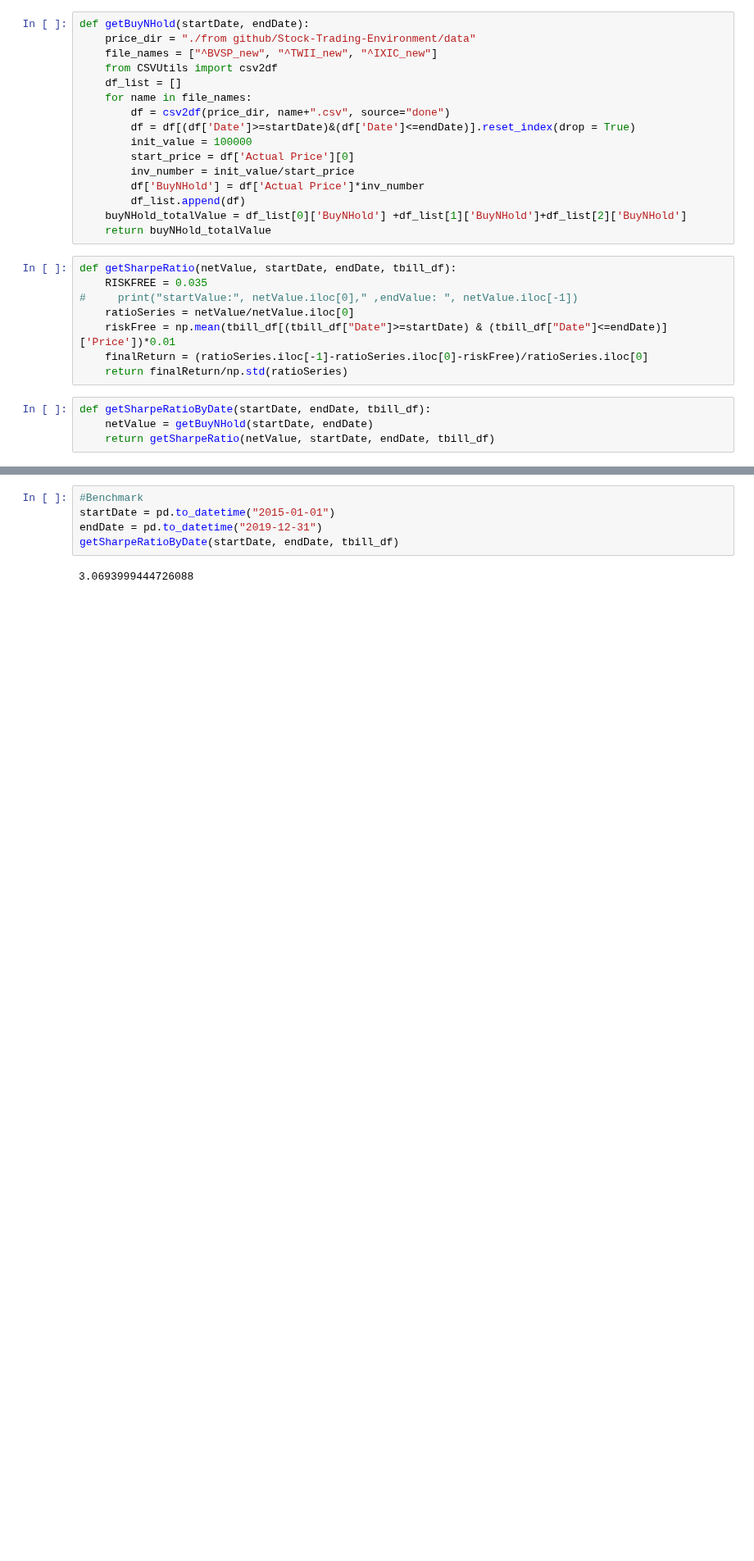
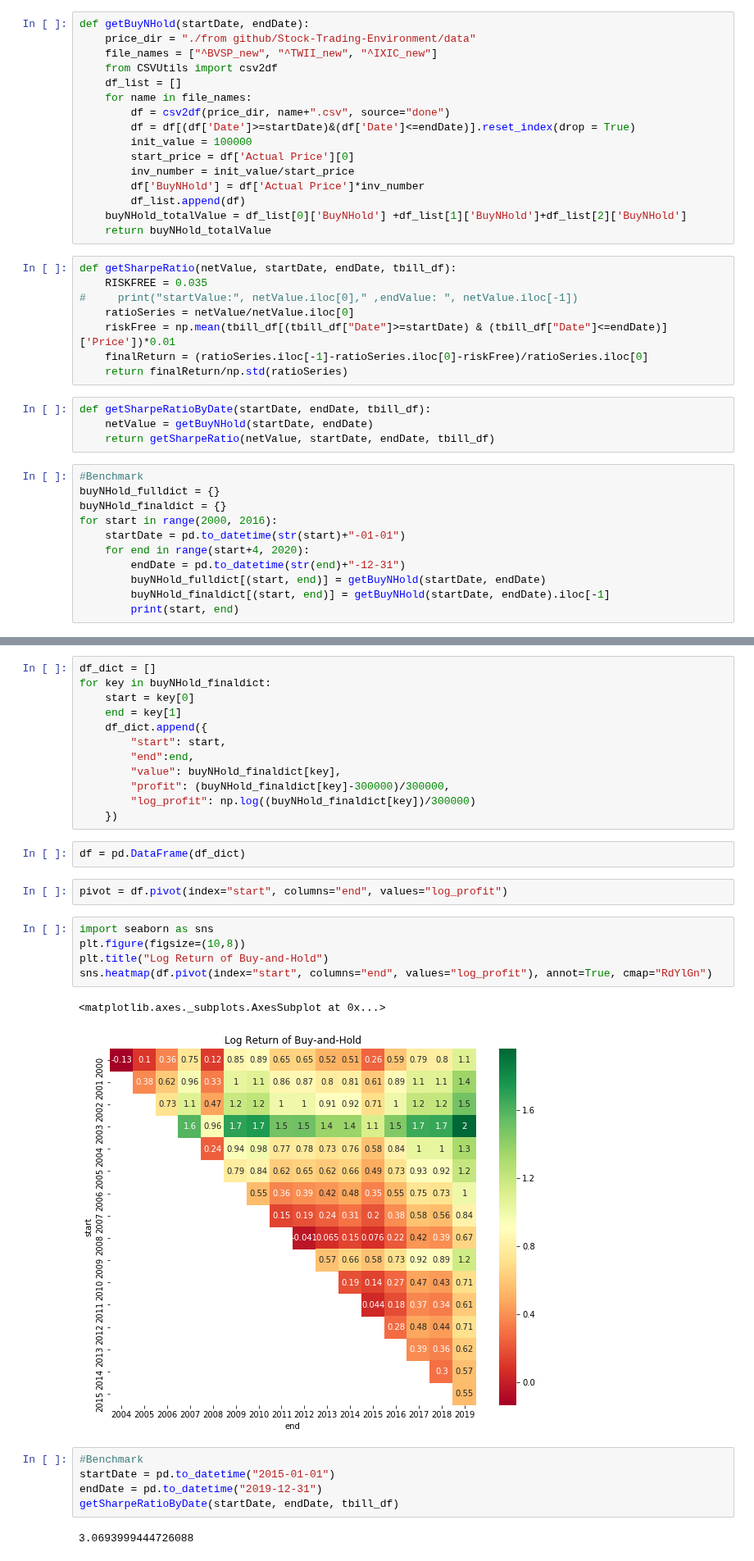
Before and after one commit to lzcaisg/reinforcement_trader, a Jupyter notebook: 0419 Sharpe Ratio.ipynb, the cells around one changed output, grey strips where cells are left out. Shown at 82% size. Cells and saved outputs as stored; diff of their text form; blank space fills up the shorter version.

```diff
--- a/0419 Sharpe Ratio.ipynb
+++ b/0419 Sharpe Ratio.ipynb
@@ -60,3 +60,14 @@ def getSharpeRatio(netValue, startDate, endDate, tbill_df):
 def getSharpeRatioByDate(startDate, endDate, tbill_df):
     netValue = getBuyNHold(startDate, endDate)
     return getSharpeRatio(netValue, startDate, endDate, tbill_df)
+# %%
+#Benchmark
+buyNHold_fulldict = {}
+buyNHold_finaldict = {}
+for start in range(2000, 2016):
+    startDate = pd.to_datetime(str(start)+"-01-01")
+    for end in range(start+4, 2020):
+        endDate = pd.to_datetime(str(end)+"-12-31")
+        buyNHold_fulldict[(start, end)] = getBuyNHold(startDate, endDate)
+        buyNHold_finaldict[(start, end)] = getBuyNHold(startDate, endDate).iloc[-1]
+        print(start, end)
@@ -63,3 +92,27 @@ def getSharpeRatioByDate(startDate, endDate, tbill_df):
+# %%
+df_dict = []
+for key in buyNHold_finaldict:
+    start = key[0]
+    end = key[1]
+    df_dict.append({
+        "start": start,
+        "end":end,
+        "value": buyNHold_finaldict[key],
+        "profit": (buyNHold_finaldict[key]-300000)/300000,
+        "log_profit": np.log((buyNHold_finaldict[key])/300000)
+    })
+# %%
+df = pd.DataFrame(df_dict)
+# %%
+pivot = df.pivot(index="start", columns="end", values="log_profit")
+# %%
+import seaborn as sns
+plt.figure(figsize=(10,8))
+plt.title("Log Return of Buy-and-Hold")
+sns.heatmap(df.pivot(index="start", columns="end", values="log_profit"), annot=True, cmap="RdYlGn")
+# %% [output]
+<matplotlib.axes._subplots.AxesSubplot at 0x...>
+[figure, added]
 # %%
 #Benchmark
 startDate = pd.to_datetime("2015-01-01")
```
Also changed, not shown: parts of 3 cells of this notebook.
